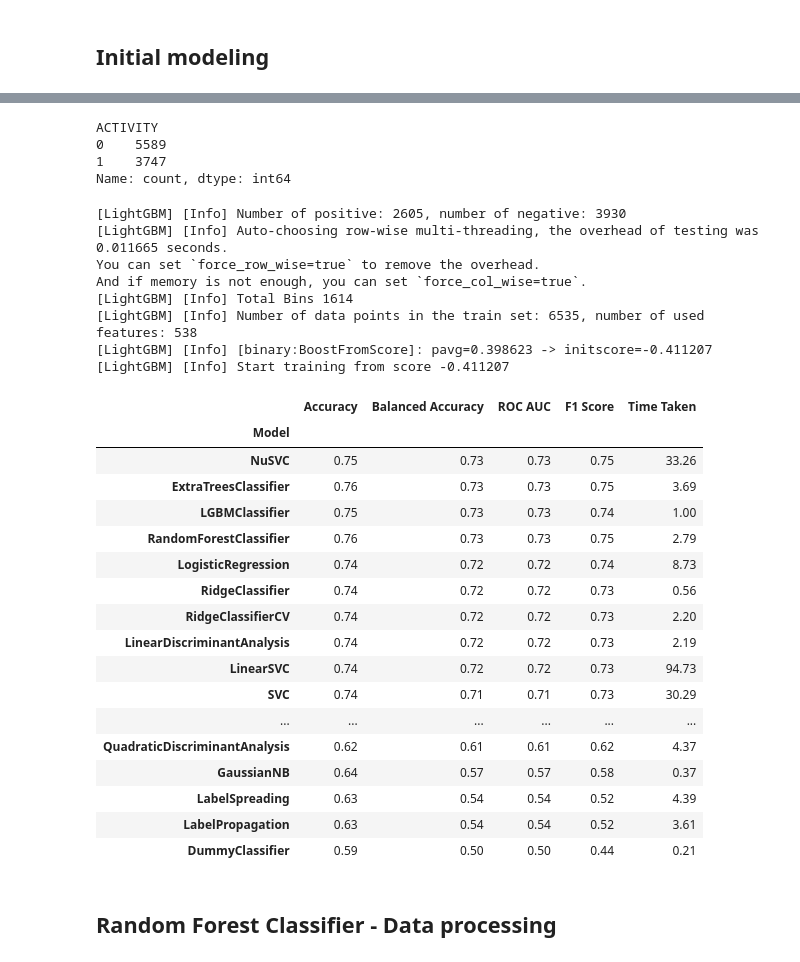
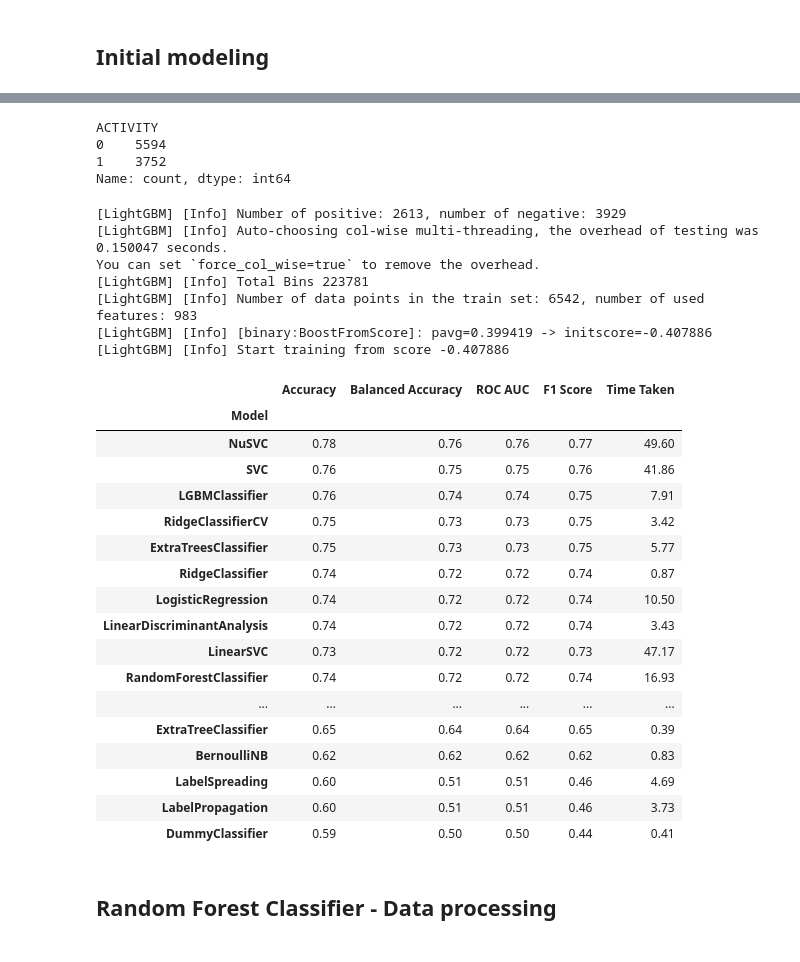
Before and after one commit to omicscodeathon/marburgdrug, a Jupyter notebook: notebooks/002_padel_descriptors.ipynb, the cells around one changed output, grey strips where cells are left out. Cells and saved outputs as stored; diff of their text form; code cells hidden in the pictures.

```diff
--- a/notebooks/002_padel_descriptors.ipynb
+++ b/notebooks/002_padel_descriptors.ipynb
@@ -126,7 +161,9 @@ desc.to_csv('../data/preprocessed/002_train_pubchem_fps.csv', index=False)
 # %% [markdown]
 ## Initial modeling
 # %%
-train_fps = pd.read_csv('../data/preprocessed/002_train_pubchem_fps.csv')
-activity = train_df['ACTIVITY']
-train_fps.head()
+train_dataset = pd.read_csv('../data/preprocessed/002_train_pubchem_fps.csv')
+y = train_dataset['ACTIVITY']
+X = train_dataset.drop('ACTIVITY', axis=1)
+
+train_dataset.head()
 # %% [output]
@@ -140,45 +177,44 @@ train_fps.head()
 # %%
-activity.value_counts()
+y.value_counts()
 # %% [output]
 ACTIVITY
-0    5589
-1    3747
+0    5594
+1    3752
 Name: count, dtype: int64
 # %%
 from lazypredict.Supervised import LazyClassifier
 from sklearn.model_selection import train_test_split
 
-X_train, X_test, y_train, y_test = train_test_split(train_fps, activity, test_size=.3, random_state=45)
+X_train, X_test, y_train, y_test = train_test_split(X, y, test_size=.3, random_state=45)
 clf = LazyClassifier(verbose=0, ignore_warnings=True, custom_metric=None)
 models, predictions = clf.fit(X_train, X_test, y_train, y_test)
 models
 # %% [output]
-[LightGBM] [Info] Number of positive: 2605, number of negative: 3930
-[LightGBM] [Info] Auto-choosing row-wise multi-threading, the overhead of testing was 0.011665 seconds.
-You can set `force_row_wise=true` to remove the overhead.
-And if memory is not enough, you can set `force_col_wise=true`.
-[LightGBM] [Info] Total Bins 1614
-[LightGBM] [Info] Number of data points in the train set: 6535, number of used features: 538
-[LightGBM] [Info] [binary:BoostFromScore]: pavg=0.398623 -> initscore=-0.411207
-[LightGBM] [Info] Start training from score -0.411207
+[LightGBM] [Info] Number of positive: 2613, number of negative: 3929
+[LightGBM] [Info] Auto-choosing col-wise multi-threading, the overhead of testing was 0.150047 seconds.
+You can set `force_col_wise=true` to remove the overhead.
+[LightGBM] [Info] Total Bins 223781
+[LightGBM] [Info] Number of data points in the train set: 6542, number of used features: 983
+[LightGBM] [Info] [binary:BoostFromScore]: pavg=0.399419 -> initscore=-0.407886
+[LightGBM] [Info] Start training from score -0.407886
 |  | Accuracy | Balanced Accuracy | ROC AUC | F1 Score | Time Taken |
 | Model |  |  |  |  |  |
-| NuSVC | 0.75 | 0.73 | 0.73 | 0.75 | 33.26 |
-| ExtraTreesClassifier | 0.76 | 0.73 | 0.73 | 0.75 | 3.69 |
-| LGBMClassifier | 0.75 | 0.73 | 0.73 | 0.74 | 1.00 |
-| RandomForestClassifier | 0.76 | 0.73 | 0.73 | 0.75 | 2.79 |
-| LogisticRegression | 0.74 | 0.72 | 0.72 | 0.74 | 8.73 |
-| RidgeClassifier | 0.74 | 0.72 | 0.72 | 0.73 | 0.56 |
-| RidgeClassifierCV | 0.74 | 0.72 | 0.72 | 0.73 | 2.20 |
-| LinearDiscriminantAnalysis | 0.74 | 0.72 | 0.72 | 0.73 | 2.19 |
-| LinearSVC | 0.74 | 0.72 | 0.72 | 0.73 | 94.73 |
-| SVC | 0.74 | 0.71 | 0.71 | 0.73 | 30.29 |
+| NuSVC | 0.78 | 0.76 | 0.76 | 0.77 | 49.60 |
+| SVC | 0.76 | 0.75 | 0.75 | 0.76 | 41.86 |
+| LGBMClassifier | 0.76 | 0.74 | 0.74 | 0.75 | 7.91 |
+| RidgeClassifierCV | 0.75 | 0.73 | 0.73 | 0.75 | 3.42 |
+| ExtraTreesClassifier | 0.75 | 0.73 | 0.73 | 0.75 | 5.77 |
+| RidgeClassifier | 0.74 | 0.72 | 0.72 | 0.74 | 0.87 |
+| LogisticRegression | 0.74 | 0.72 | 0.72 | 0.74 | 10.50 |
+| LinearDiscriminantAnalysis | 0.74 | 0.72 | 0.72 | 0.74 | 3.43 |
+| LinearSVC | 0.73 | 0.72 | 0.72 | 0.73 | 47.17 |
+| RandomForestClassifier | 0.74 | 0.72 | 0.72 | 0.74 | 16.93 |
 | ... | ... | ... | ... | ... | ... |
-| QuadraticDiscriminantAnalysis | 0.62 | 0.61 | 0.61 | 0.62 | 4.37 |
-| GaussianNB | 0.64 | 0.57 | 0.57 | 0.58 | 0.37 |
-| LabelSpreading | 0.63 | 0.54 | 0.54 | 0.52 | 4.39 |
-| LabelPropagation | 0.63 | 0.54 | 0.54 | 0.52 | 3.61 |
-| DummyClassifier | 0.59 | 0.50 | 0.50 | 0.44 | 0.21 |
+| ExtraTreeClassifier | 0.65 | 0.64 | 0.64 | 0.65 | 0.39 |
+| BernoulliNB | 0.62 | 0.62 | 0.62 | 0.62 | 0.83 |
+| LabelSpreading | 0.60 | 0.51 | 0.51 | 0.46 | 4.69 |
+| LabelPropagation | 0.60 | 0.51 | 0.51 | 0.46 | 3.73 |
+| DummyClassifier | 0.59 | 0.50 | 0.50 | 0.44 | 0.41 |
 # %% [markdown]
 ## Random Forest Classifier - Data processing
 # %%
```
Also changed, not shown: parts of 22 cells of this notebook, 21 other files.
